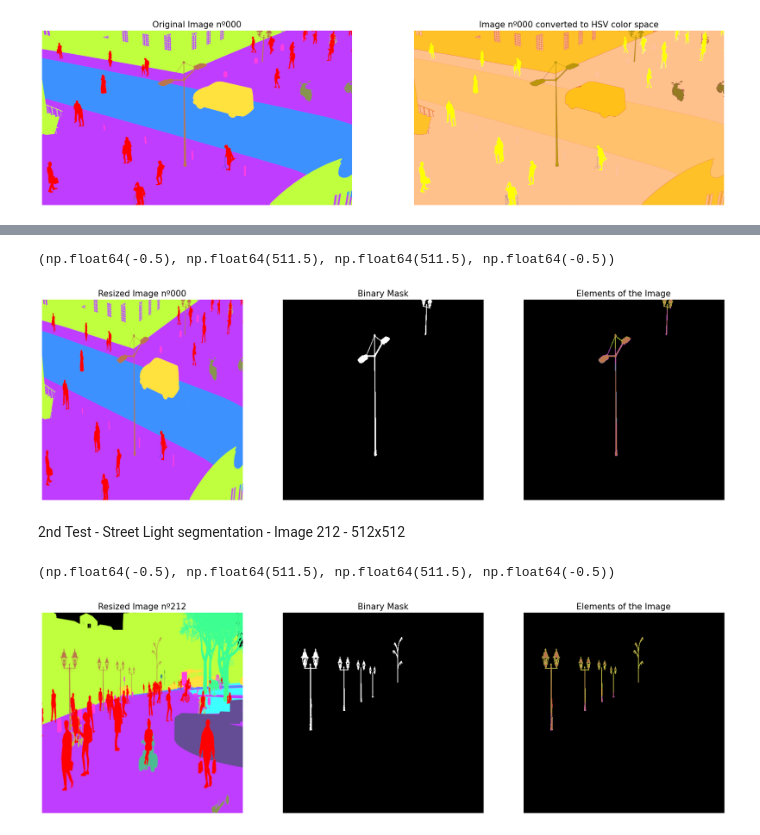
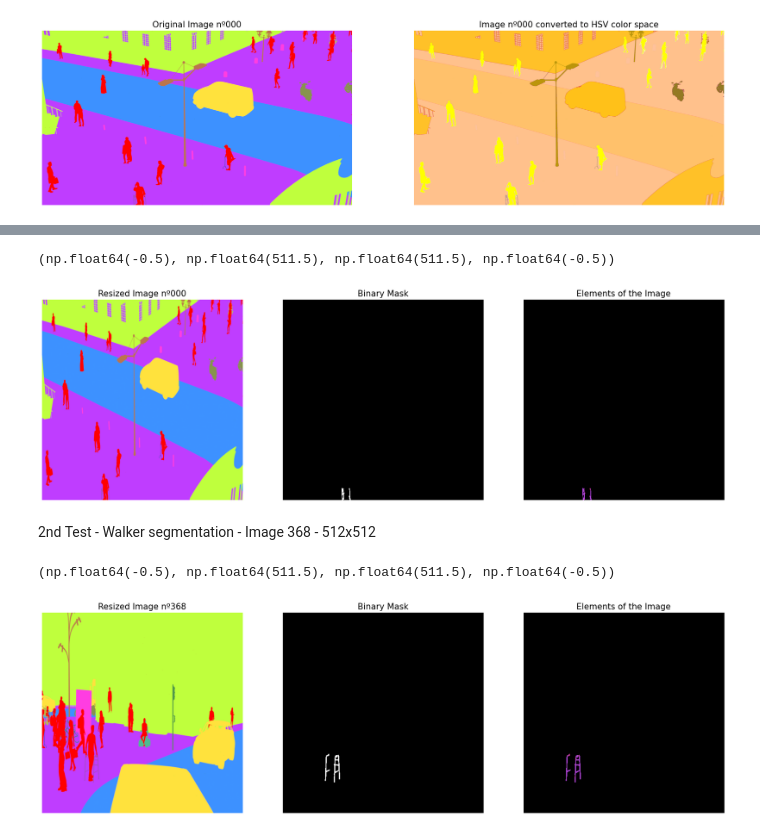
Before and after one commit to rpgouveia/pucpr_pibiti_semantic_segmentation, a Jupyter notebook: study_color_conversion_v2/walker_v3_resize.ipynb, the cells around one changed output, grey strips where cells are left out. Saved outputs shown, nothing was run; the diff lists cells and outputs as text; code cells hidden in the pictures.

Commit message:
feat: update walker_v3_resize

```diff
--- a/study_color_conversion_v2/walker_v3_resize.ipynb
+++ b/study_color_conversion_v2/walker_v3_resize.ipynb
@@ -67,8 +64,8 @@ upper_bound = [24, 157, 188]
 # %%
 ### Process 1 - Extraction of the desired color ###
 # Define limits for the color you want to extract in HSV
-lower_bound = np.array([0, 102, 187]) # Hue, Saturation, Value
-upper_bound = np.array([24, 157, 188]) # Hue, Saturation, Value
+lower_bound = np.array([141, 150, 187]) # Hue, Saturation, Value
+upper_bound = np.array([145, 173, 221]) # Hue, Saturation, Value
 mask_extraction = cv.inRange(hsv_img, lower_bound, upper_bound)
 
 # Display the extraction mask
@@ -86,26 +113,28 @@ cv.destroyAllWindows()
 # %%
 import collections
 
+
 ### Define target color ###
-# Average extraction range: ((0+24)//2, (102+157)//2, (187+188)//2) = [12, 129, 187]
-target_color = np.array([(0 + 24) // 2, (102 + 157) // 2, (187 + 188) // 2])
+# Average extraction range: ((141+145)//2, (150+173)//2, (187+221)//2) = [143, 161, 204]
+target_color = np.array([(141 + 145) // 2, (150 + 173) // 2, (187 + 221) // 2])
 
 ### Region growing from extraction ###
 # A region growing mask is created. Initially, it contains the extraction.
-region_mask = np.zeros_like(mask_extraction, dtype=np.uint8)
-region_mask[mask_extraction == 255] = 255
+region_mask = np.zeros_like(filtered_mask, dtype=np.uint8)
+region_mask[filtered_mask == 255] = 255
 
 # We use a queue to implement region growth
 queue = collections.deque()
 
 # We add the initial pixels of the extraction
-indexes = np.column_stack(np.where(mask_extraction == 255))
+indexes = np.column_stack(np.where(filtered_mask == 255))
 for index in indexes:
     queue.append(tuple(index))
 
 # Helper function: boundary condition based on the obtained ranges in HSV
 def fulfill_condition(H, S, V):
-    return ((H >= 151 or H <= 18) and (72 <= S <= 193) and (166 <= V <= 251))
+    # return ((H >= 151 or H <= 18) and (72 <= S <= 193) and (166 <= V <= 251)) # Purple Edges
+    return ((141 <= H <= 147) and (140 <= S <= 183) and (177 <= V <= 231)) # Adjusted values
 
 # We perform the growth: for each pixel in the region, its neighbors are analyzed.
 while queue:
@@ -163,4 +192,4 @@ plt.title("Elements of the Image",fontdict={'fontsize':15})
 plt.axis('off')
 # %% [output]
 (np.float64(-0.5), np.float64(511.5), np.float64(511.5), np.float64(-0.5))
-[figure, old version]
+[figure, new version]
@@ -167,5 +200,5 @@ plt.axis('off')
 # %% [markdown]
-2nd Test - Street Light segmentation - Image 212 - 512x512
+2nd Test - Walker segmentation - Image 368 - 512x512
 # %%
 import sys
 import os
@@ -200,8 +233,8 @@ hsv_img = cv.cvtColor(bgr_img, cv.COLOR_BGR2HSV)
 
 ### Process 1 - Extraction of the desired color ###
 # Define limits for the color you want to extract in HSV
-lower_bound = np.array([0, 102, 187]) # Hue, Saturation, Value
-upper_bound = np.array([24, 157, 188]) # Hue, Saturation, Value
+lower_bound = np.array([141, 150, 187]) # Hue, Saturation, Value
+upper_bound = np.array([145, 173, 221]) # Hue, Saturation, Value
 mask_extraction = cv.inRange(hsv_img, lower_bound, upper_bound)
 
 
@@ -231,8 +264,8 @@ for contour in contours:
 import collections
 
 ### Define target color ###
-# Average extraction range: ((0+24)//2, (102+157)//2, (187+188)//2) = [12, 129, 187]
-target_color = np.array([(0 + 24) // 2, (102 + 157) // 2, (187 + 188) // 2])
+# Average extraction range: ((141+145)//2, (150+173)//2, (187+221)//2) = [143, 161, 204]
+target_color = np.array([(141 + 145) // 2, (150 + 173) // 2, (187 + 221) // 2])
 
 ### Region growing from extraction ###
 # A region growing mask is created. Initially, it contains the extraction.
@@ -249,7 +282,8 @@ for index in indexes:
 
 # Helper function: boundary condition based on the obtained ranges in HSV
 def fulfill_condition(H, S, V):
-    return ((H >= 151 or H <= 18) and (72 <= S <= 193) and (166 <= V <= 251)) # Purple borders
+    # return ((H >= 151 or H <= 18) and (72 <= S <= 193) and (166 <= V <= 251)) # Purple borders
+    return ((141 <= H <= 147) and (140 <= S <= 183) and (177 <= V <= 231)) # Adjusted values
 
 # We perform the growth: for each pixel in the region, its neighbors are analyzed.
 while queue:
@@ -280,31 +314,31 @@ mask = cv.morphologyEx(region_mask, cv.MORPH_CLOSE, kernel) # Close small holes
 # Resize mask and image
 resized_mask = cv.resize(mask, (512, 512), interpolation=cv.INTER_AREA)
 binary_mask = np.where(resized_mask > 0, 255, 0).astype(np.uint8) # threshold = 0
 
 
 # Visualize Segmentation
 # Resize Original Image
 bgr_img = cv.resize(bgr_img, (512, 512), interpolation=cv.INTER_AREA)
 # Applying mask
 result = cv.bitwise_and(bgr_img, bgr_img, mask=binary_mask)
 
 # Setup Plot
 plt.figure(figsize=[22,22])
 # Plotting original image
 plt.subplot(131)
 plt.imshow(bgr_img[:,:,::-1])
 plt.title(f"Resized Image nº{img_number}",fontdict={'fontsize': 15})
 plt.axis('off')
 # Plotting binary mask
 plt.subplot(132)
 plt.imshow(binary_mask, cmap='gray')
 plt.title("Binary Mask",fontdict={'fontsize': 15})
 plt.axis('off')
 # Plotting result
 plt.subplot(133)
 plt.imshow(result[:,:,::-1])
 plt.title("Elements of the Image",fontdict={'fontsize':15})
 plt.axis('off')
 # %% [output]
 (np.float64(-0.5), np.float64(511.5), np.float64(511.5), np.float64(-0.5))
-[figure, old version]
+[figure, new version]
```
Also changed, not shown: parts of 6 cells of this notebook.
